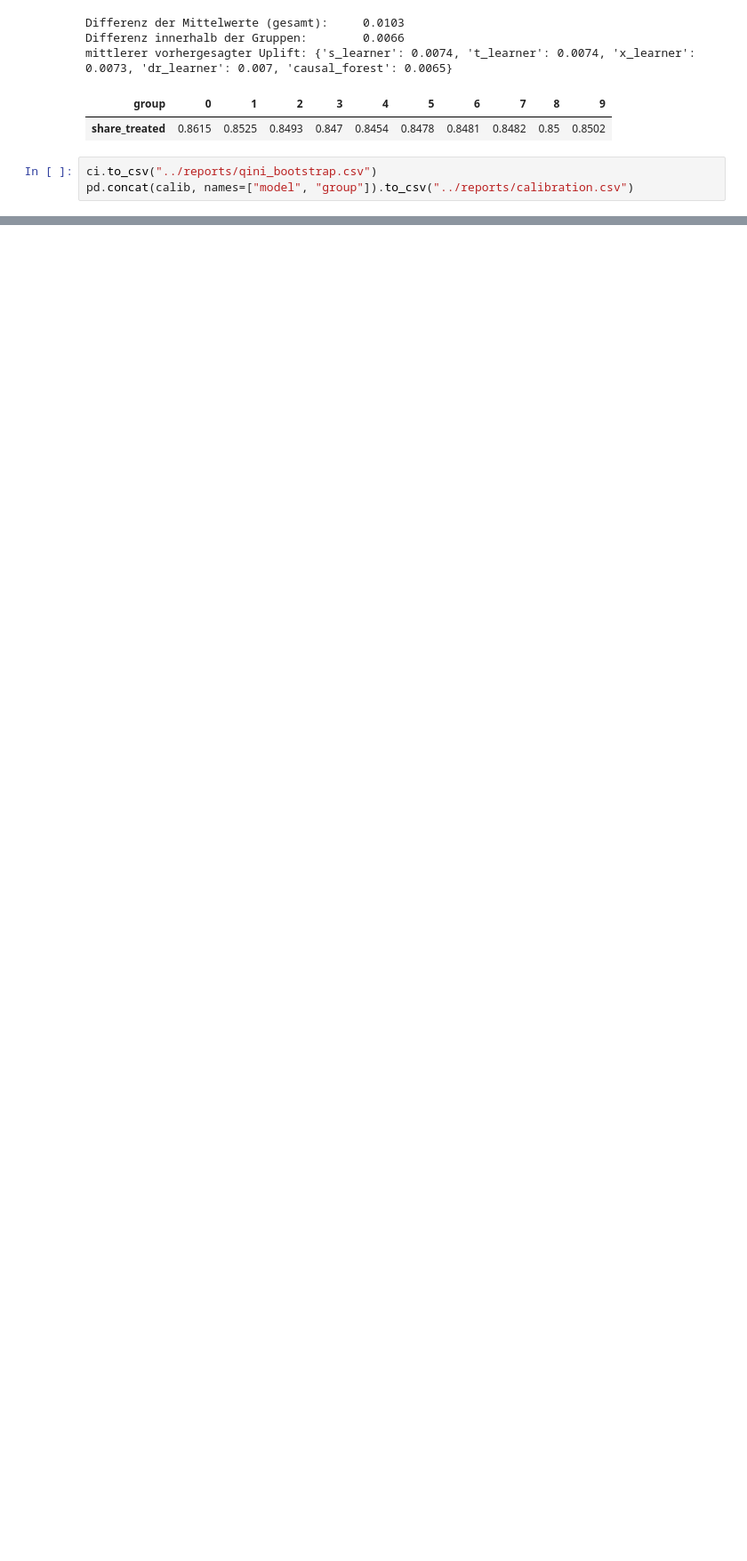
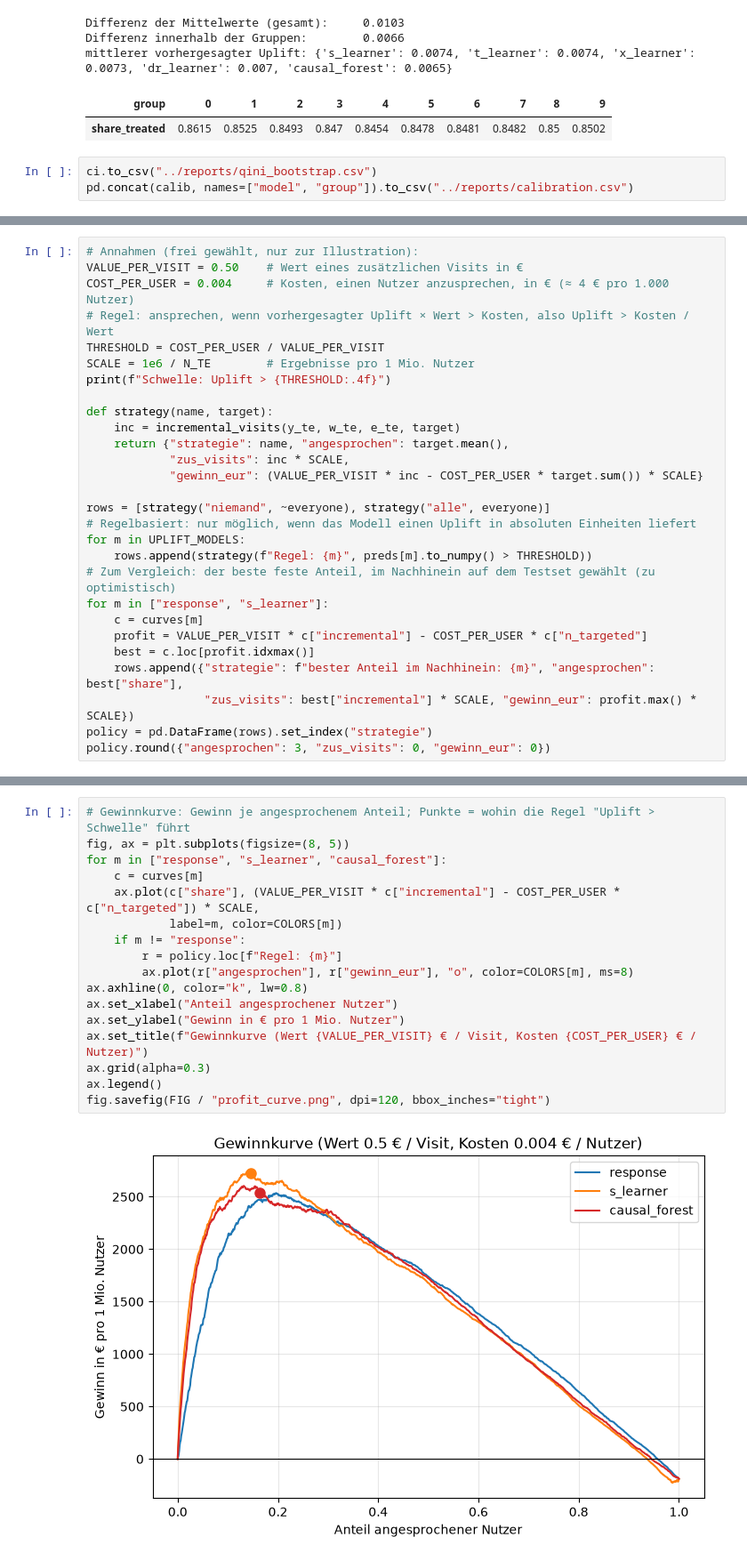
Before and after one commit to ZhengNetLab/uplift-modeling, a Jupyter notebook: notebooks/04_evaluation_policy.ipynb, the cells around one changed output, grey strips where cells are left out. Shown at 89% size. Drawn from its saved outputs; the diff is of its cells as text; blank space fills up the shorter version.

```diff
--- a/notebooks/04_evaluation_policy.ipynb
+++ b/notebooks/04_evaluation_policy.ipynb
@@ -171,0 +223,28 @@ pd.concat(calib, names=["model", "group"]).to_csv("../reports/calibration.csv")
+# %%
+# Annahmen (frei gewählt, nur zur Illustration):
+VALUE_PER_VISIT = 0.50    # Wert eines zusätzlichen Visits in €
+COST_PER_USER = 0.004     # Kosten, einen Nutzer anzusprechen, in € (≈ 4 € pro 1.000 Nutzer)
+# Regel: ansprechen, wenn vorhergesagter Uplift × Wert > Kosten, also Uplift > Kosten / Wert
+THRESHOLD = COST_PER_USER / VALUE_PER_VISIT
+SCALE = 1e6 / N_TE        # Ergebnisse pro 1 Mio. Nutzer
+print(f"Schwelle: Uplift > {THRESHOLD:.4f}")
+
+def strategy(name, target):
+    inc = incremental_visits(y_te, w_te, e_te, target)
+    return {"strategie": name, "angesprochen": target.mean(),
+            "zus_visits": inc * SCALE,
+            "gewinn_eur": (VALUE_PER_VISIT * inc - COST_PER_USER * target.sum()) * SCALE}
+
+rows = [strategy("niemand", ~everyone), strategy("alle", everyone)]
+# Regelbasiert: nur möglich, wenn das Modell einen Uplift in absoluten Einheiten liefert
+for m in UPLIFT_MODELS:
+    rows.append(strategy(f"Regel: {m}", preds[m].to_numpy() > THRESHOLD))
+# Zum Vergleich: der beste feste Anteil, im Nachhinein auf dem Testset gewählt (zu optimistisch)
+for m in ["response", "s_learner"]:
+    c = curves[m]
+    profit = VALUE_PER_VISIT * c["incremental"] - COST_PER_USER * c["n_targeted"]
+    best = c.loc[profit.idxmax()]
+    rows.append({"strategie": f"bester Anteil im Nachhinein: {m}", "angesprochen": best["share"],
+                 "zus_visits": best["incremental"] * SCALE, "gewinn_eur": profit.max() * SCALE})
+policy = pd.DataFrame(rows).set_index("strategie")
+policy.round({"angesprochen": 3, "zus_visits": 0, "gewinn_eur": 0})
@@ -171,0 +264,19 @@ pd.concat(calib, names=["model", "group"]).to_csv("../reports/calibration.csv")
+# %%
+# Gewinnkurve: Gewinn je angesprochenem Anteil; Punkte = wohin die Regel "Uplift > Schwelle" führt
+fig, ax = plt.subplots(figsize=(8, 5))
+for m in ["response", "s_learner", "causal_forest"]:
+    c = curves[m]
+    ax.plot(c["share"], (VALUE_PER_VISIT * c["incremental"] - COST_PER_USER * c["n_targeted"]) * SCALE,
+            label=m, color=COLORS[m])
+    if m != "response":
+        r = policy.loc[f"Regel: {m}"]
+        ax.plot(r["angesprochen"], r["gewinn_eur"], "o", color=COLORS[m], ms=8)
+ax.axhline(0, color="k", lw=0.8)
+ax.set_xlabel("Anteil angesprochener Nutzer")
+ax.set_ylabel("Gewinn in € pro 1 Mio. Nutzer")
+ax.set_title(f"Gewinnkurve (Wert {VALUE_PER_VISIT} € / Visit, Kosten {COST_PER_USER} € / Nutzer)")
+ax.grid(alpha=0.3)
+ax.legend()
+fig.savefig(FIG / "profit_curve.png", dpi=120, bbox_inches="tight")
+# %% [output]
+[figure, added]
```
Also changed, not shown: parts of 6 cells of this notebook, 16 other files.
